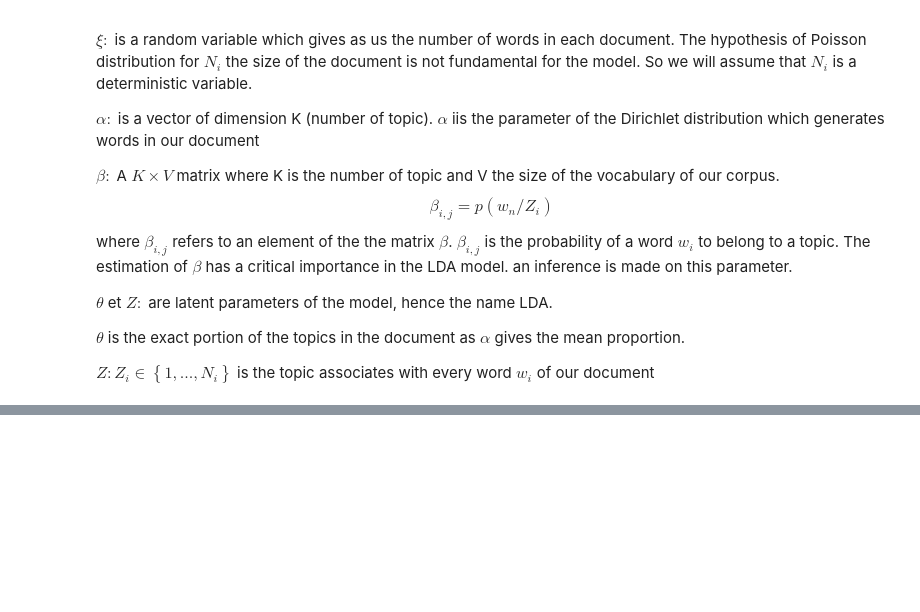
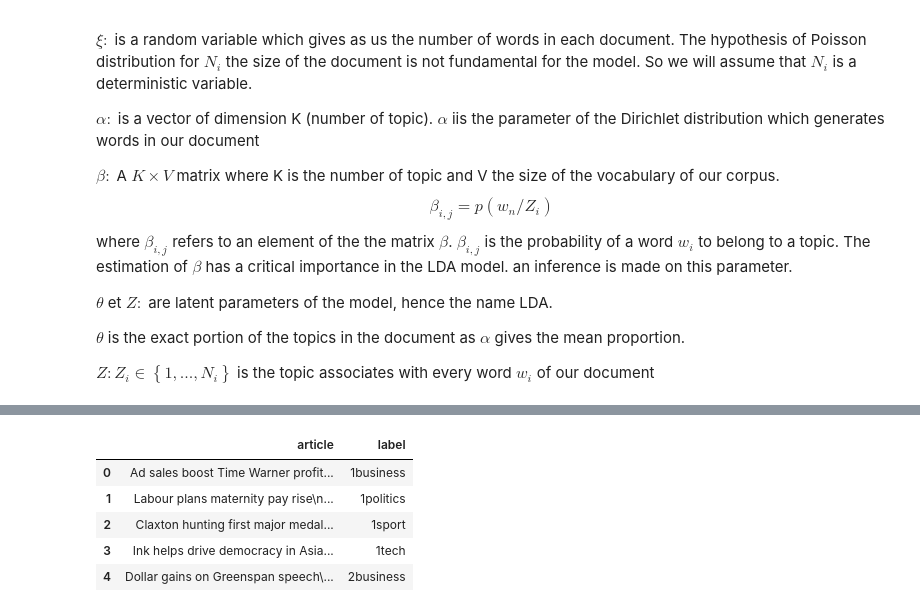
Before and after one commit to egah/TER, a Jupyter notebook: TER word representation and clustering.ipynb, the cells around one changed output, grey strips where cells are left out. Cells and saved outputs as stored; diff of their text form; code cells hidden in the pictures; blank space fills up the shorter version.

```diff
--- a/TER word representation and clustering.ipynb
+++ b/TER word representation and clustering.ipynb
@@ -322,0 +369,23 @@ Gensim (pour Latex)
+# %%
+data = []
+labels = []
+df = pd.DataFrame()
+# get all files names using regular expressions
+files = glob.glob('news/*.txt')
+for file in files:
+    with open(file, encoding='utf8', errors='ignore') as f:
+        #get all the articles
+        data.append(f.read())
+        #extract the label
+        file = file.strip('news/')
+        labels.append(file[3:-4])
+df['article'] = data
+df['label'] = labels
+df.head()
+# %% [output]
+|  | article | label |
+| 0 | Ad sales boost Time Warner profit... | 1business |
+| 1 | Labour plans maternity pay rise\n... | 1politics |
+| 2 | Claxton hunting first major medal... | 1sport |
+| 3 | Ink helps drive democracy in Asia... | 1tech |
+| 4 | Dollar gains on Greenspan speech\... | 2business |
```
Also changed, not shown: parts of 43 cells of this notebook.
